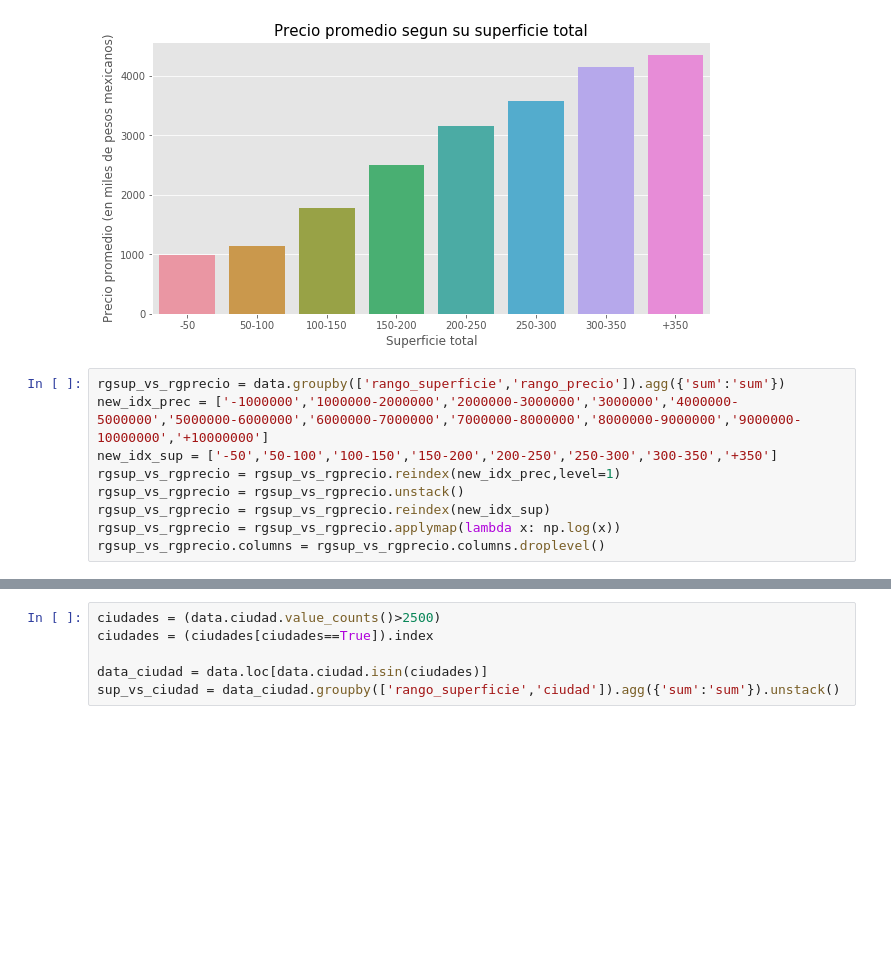
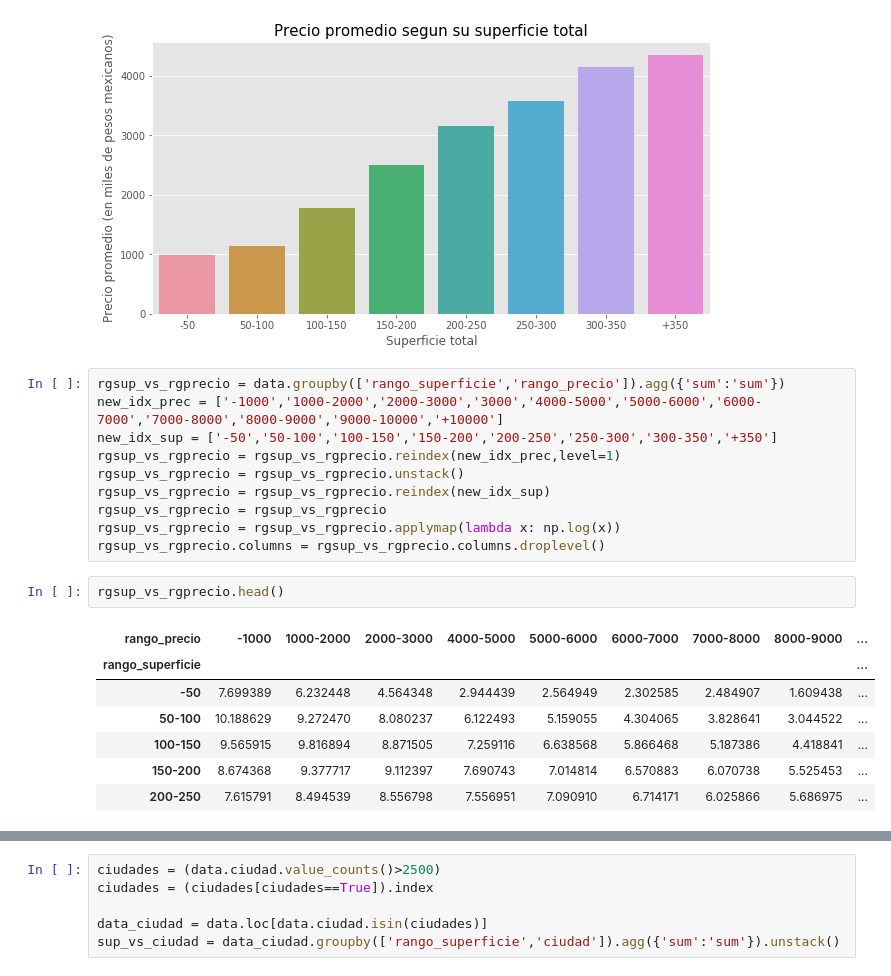
Before and after one commit to PBrrtrn/7506-organizacion-de-datos, a Jupyter notebook: src/exp/Exploracion_por_superficie.ipynb, the cells around one changed output, grey strips where cells are left out. Drawn from its saved outputs; the diff is of its cells as text; blank space fills up the shorter version.

```diff
--- a/src/exp/Exploracion_por_superficie.ipynb
+++ b/src/exp/Exploracion_por_superficie.ipynb
@@ -92,13 +92,24 @@ Text(0, 0.5, 'Precio promedio (en miles de pesos mexicanos)')
 [figure]
 # %%
 rgsup_vs_rgprecio = data.groupby(['rango_superficie','rango_precio']).agg({'sum':'sum'})
-new_idx_prec = ['-1000000','1000000-2000000','2000000-3000000','3000000','4000000-5000000','5000000-6000000','6000000-7000000','7000000-8000000','8000000-9000000','9000000-10000000','+10000000']
+new_idx_prec = ['-1000','1000-2000','2000-3000','3000','4000-5000','5000-6000','6000-7000','7000-8000','8000-9000','9000-10000','+10000']
 new_idx_sup = ['-50','50-100','100-150','150-200','200-250','250-300','300-350','+350']
 rgsup_vs_rgprecio = rgsup_vs_rgprecio.reindex(new_idx_prec,level=1)
 rgsup_vs_rgprecio = rgsup_vs_rgprecio.unstack()
 rgsup_vs_rgprecio = rgsup_vs_rgprecio.reindex(new_idx_sup)
+rgsup_vs_rgprecio = rgsup_vs_rgprecio
 rgsup_vs_rgprecio = rgsup_vs_rgprecio.applymap(lambda x: np.log(x))
 rgsup_vs_rgprecio.columns = rgsup_vs_rgprecio.columns.droplevel()
+# %%
+rgsup_vs_rgprecio.head()
+# %% [output]
+| rango_precio | -1000 | 1000-2000 | 2000-3000 | 4000-5000 | 5000-6000 | 6000-7000 | 7000-8000 | 8000-9000 | ... |
+| rango_superficie |  |  |  |  |  |  |  |  | ... |
+| -50 | 7.699389 | 6.232448 | 4.564348 | 2.944439 | 2.564949 | 2.302585 | 2.484907 | 1.609438 | ... |
+| 50-100 | 10.188629 | 9.272470 | 8.080237 | 6.122493 | 5.159055 | 4.304065 | 3.828641 | 3.044522 | ... |
+| 100-150 | 9.565915 | 9.816894 | 8.871505 | 7.259116 | 6.638568 | 5.866468 | 5.187386 | 4.418841 | ... |
+| 150-200 | 8.674368 | 9.377717 | 9.112397 | 7.690743 | 7.014814 | 6.570883 | 6.070738 | 5.525453 | ... |
+| 200-250 | 7.615791 | 8.494539 | 8.556798 | 7.556951 | 7.090910 | 6.714171 | 6.025866 | 5.686975 | ... |
 # %%
 plt.figure(figsize=(10,8))
 g = sns.heatmap(rgsup_vs_rgprecio, vmin = 0, vmax=10, cmap= "YlGnBu", linewidths=.5)
```
Also changed, not shown: parts of 6 cells of this notebook, 1 other file.
